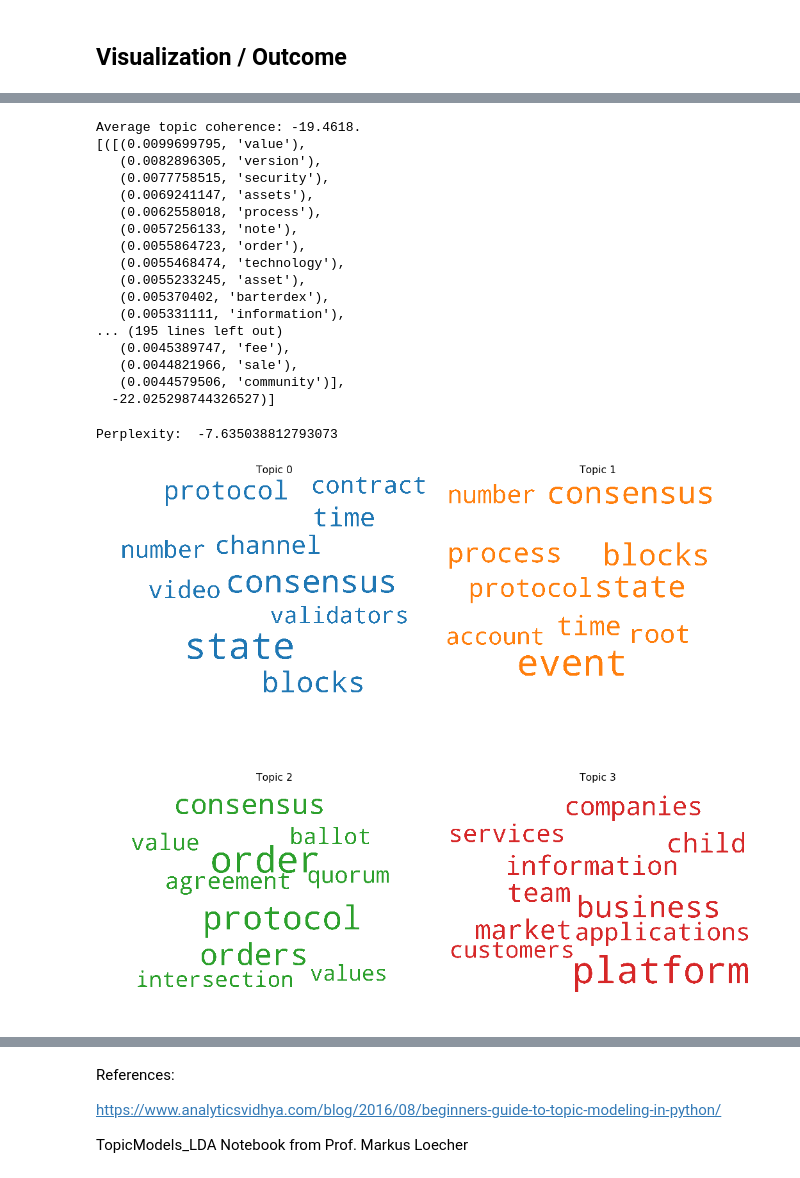
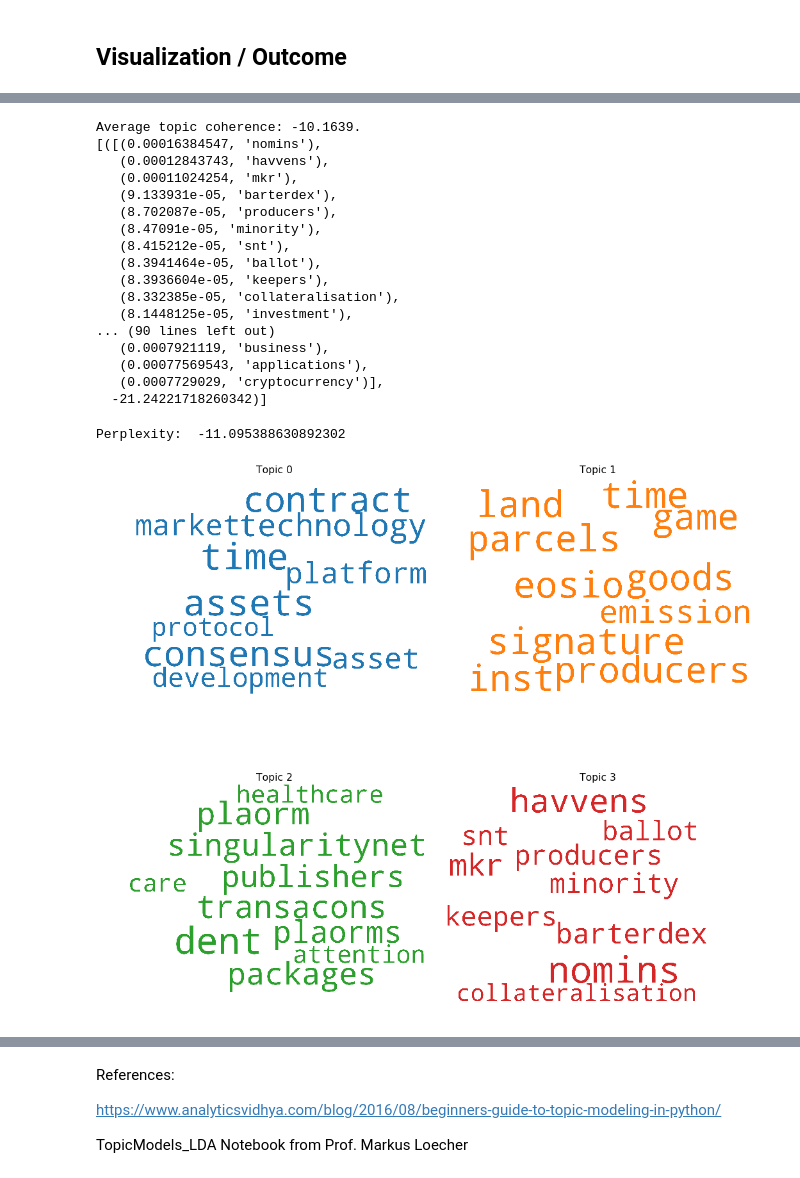
Before and after one commit to luisdiegocm/HWR_DataScience_Project, a Jupyter notebook: notebooks/4- Topic Modeling.ipynb, the cells around one changed output, grey strips where cells are left out. Drawn from its saved outputs; the diff is of its cells as text; code cells hidden in the pictures.

```diff
--- a/notebooks/4- Topic Modeling.ipynb
+++ b/notebooks/4- Topic Modeling.ipynb
@@ -290,6 +367,6 @@ plt.show()
 # %%
 from collections import Counter
-topics = lda.show_topics(formatted=False)
+topics = lda_tfidf.show_topics(formatted=False)
 data_flat = [w for w_list in corpus for w in w_list]
 counter = Counter(data_flat)
 
@@ -347,9 +424,9 @@ add_stop_words = ['tokens', 'token', 'blockchain', 'transactions', 'transaction'
 stop_words = text.ENGLISH_STOP_WORDS.union(add_stop_words)
 
 # Recreate a document-term matrix with only nouns
-cvn = CountVectorizer(stop_words=stop_words)
-data_cvn = cvn.fit_transform(data_nouns.whitepapers)
-data_dtmn = pd.DataFrame(data_cvn.toarray(), columns=cvn.get_feature_names())
+tvn = TfidfVectorizer(stop_words=stop_words)
+data_tvn = tvn.fit_transform(data_nouns.whitepapers)
+data_dtmn = pd.DataFrame(data_tvn.toarray(), columns=tvn.get_feature_names())
 data_dtmn.index = data_nouns.index
-data_dtmn
+data_dtmn.head(10)
 # %% [output]
@@ -376,12 +447,12 @@ data_dtmn
 corpusn = matutils.Sparse2Corpus(scipy.sparse.csr_matrix(data_dtmn.transpose()))
 
 # Create the vocabulary dictionary
-id2wordn = dict((v, k) for k, v in cvn.vocabulary_.items())
+id2wordn = dict((v, k) for k, v in tvn.vocabulary_.items())
 # %%
-# Let's start with 2 topics
-lda_2 = gensim.models.ldamodel.LdaModel(corpus=corpusn,
+# Let's start with 5 topics
+lda_tfidf_2 = gensim.models.ldamodel.LdaModel(corpus=corpusn,
                                            id2word=id2wordn,
-                                           num_topics=10,
+                                           num_topics=5,
                                            random_state=42,
                                            update_every=1,
                                            chunksize=2000,
@@ -389,6 +460,6 @@ lda_2 = gensim.models.ldamodel.LdaModel(corpus=corpusn,
                                            alpha='symmetric',
                                            iterations=100,
                                            per_word_topics=True)
-lda_2.print_topics()
+lda_tfidf_2.print_topics()
 # %% [output]
 [(0,
@@ -414,5 +475,5 @@ lda_2.print_topics()
 # %%
-top_topics = lda_2.top_topics(corpus)
+top_topics = lda_tfidf_2.top_topics(corpus)
 #Average topic coherence is the sum of topic coherences of all topics, divided by the number of topics.
 avg_topic_coherence = sum([t[1] for t in top_topics]) / 10
 print('Average topic coherence: %.4f.' % avg_topic_coherence)
@@ -420,62 +481,62 @@ print('Average topic coherence: %.4f.' % avg_topic_coherence)
 from pprint import pprint
 pprint(top_topics)
 # %% [output]
-Average topic coherence: -19.4618.
-[([(0.0099699795, 'value'),
-   (0.0082896305, 'version'),
-   (0.0077758515, 'security'),
-   (0.0069241147, 'assets'),
-   (0.0062558018, 'process'),
-   (0.0057256133, 'note'),
-   (0.0055864723, 'order'),
-   (0.0055468474, 'technology'),
-   (0.0055233245, 'asset'),
-   (0.005370402, 'barterdex'),
-   (0.005331111, 'information'),
-... (195 lines left out)
-   (0.0045389747, 'fee'),
-   (0.0044821966, 'sale'),
-   (0.0044579506, 'community')],
-  -22.025298744326527)]
+Average topic coherence: -10.1639.
+[([(0.00016384547, 'nomins'),
+   (0.00012843743, 'havvens'),
+   (0.00011024254, 'mkr'),
+   (9.133931e-05, 'barterdex'),
+   (8.702087e-05, 'producers'),
+   (8.47091e-05, 'minority'),
+   (8.415212e-05, 'snt'),
+   (8.3941464e-05, 'ballot'),
+   (8.3936604e-05, 'keepers'),
+   (8.332385e-05, 'collateralisation'),
+   (8.1448125e-05, 'investment'),
+... (90 lines left out)
+   (0.0007921119, 'business'),
+   (0.00077569543, 'applications'),
+   (0.0007729029, 'cryptocurrency')],
+  -21.24221718260342)]
 # %%
 # Compute Perplexity
-print('\nPerplexity: ', lda_2.log_perplexity(corpusn))  # a measure of how good the model is. lower the better.
+print('\nPerplexity: ', lda_tfidf_2.log_perplexity(corpusn))  # a measure of how good the model is. lower the better.
 # %% [output]
-Perplexity:  -7.635038812793073
+Perplexity:  -11.095388630892302
 # %%
 #Lets see how the top words differ
 import matplotlib.colors as mcolors
 
 cols = [color for name, color in mcolors.TABLEAU_COLORS.items()]  # more colors: 'mcolors.XKCD_COLORS'
 
 cloud = WordCloud(stopwords=stop_words,
                   background_color='white',
                   width=2500,
                   height=1800,
                   max_words=10,
                   colormap='tab10',
                   color_func=lambda *args, **kwargs: cols[i],
                   prefer_horizontal=1.0)
 
-topics = lda_2.show_topics(formatted=False)
+topics = lda_tfidf_2.show_topics(formatted=False)
 
 fig, axes = plt.subplots(2, 2, figsize=(15,15), sharex=True, sharey=True, dpi = 70)
 
 for i, ax in enumerate(axes.flatten()):
     fig.add_subplot(ax)
     topic_words = dict(topics[i][1])
     cloud.generate_from_frequencies(topic_words, max_font_size=300)
     plt.gca().imshow(cloud)
     plt.gca().set_title('Topic ' + str(i), fontdict=dict(size=16))
     plt.gca().axis('off')
 
 
 plt.subplots_adjust(wspace=0, hspace=0)
 plt.axis('off')
 plt.margins(x=0, y=0)
 plt.tight_layout()
 plt.show()
 # %% [output]
-[figure, old version]
+[figure, new version]
 # %%
 #getting tppic distributions
```
Also changed, not shown: parts of 26 cells of this notebook.
